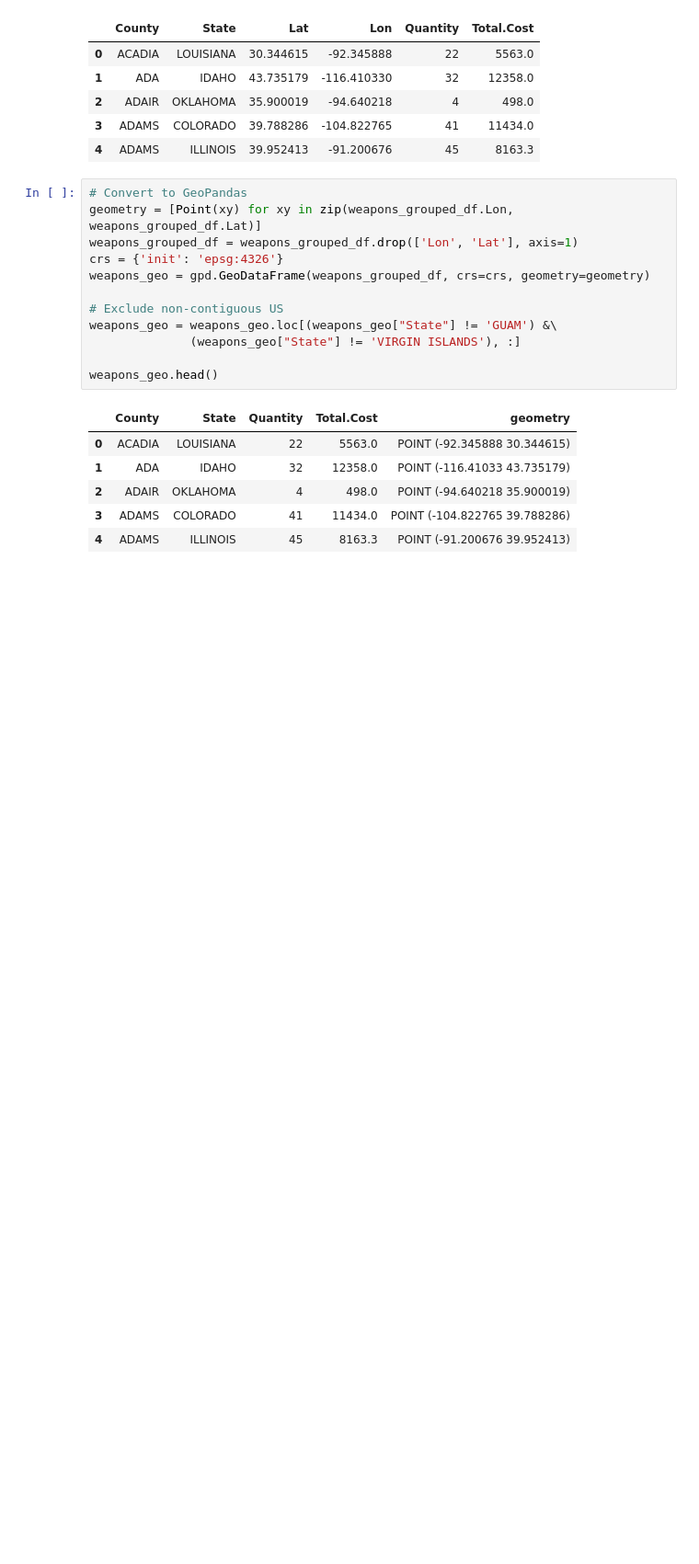
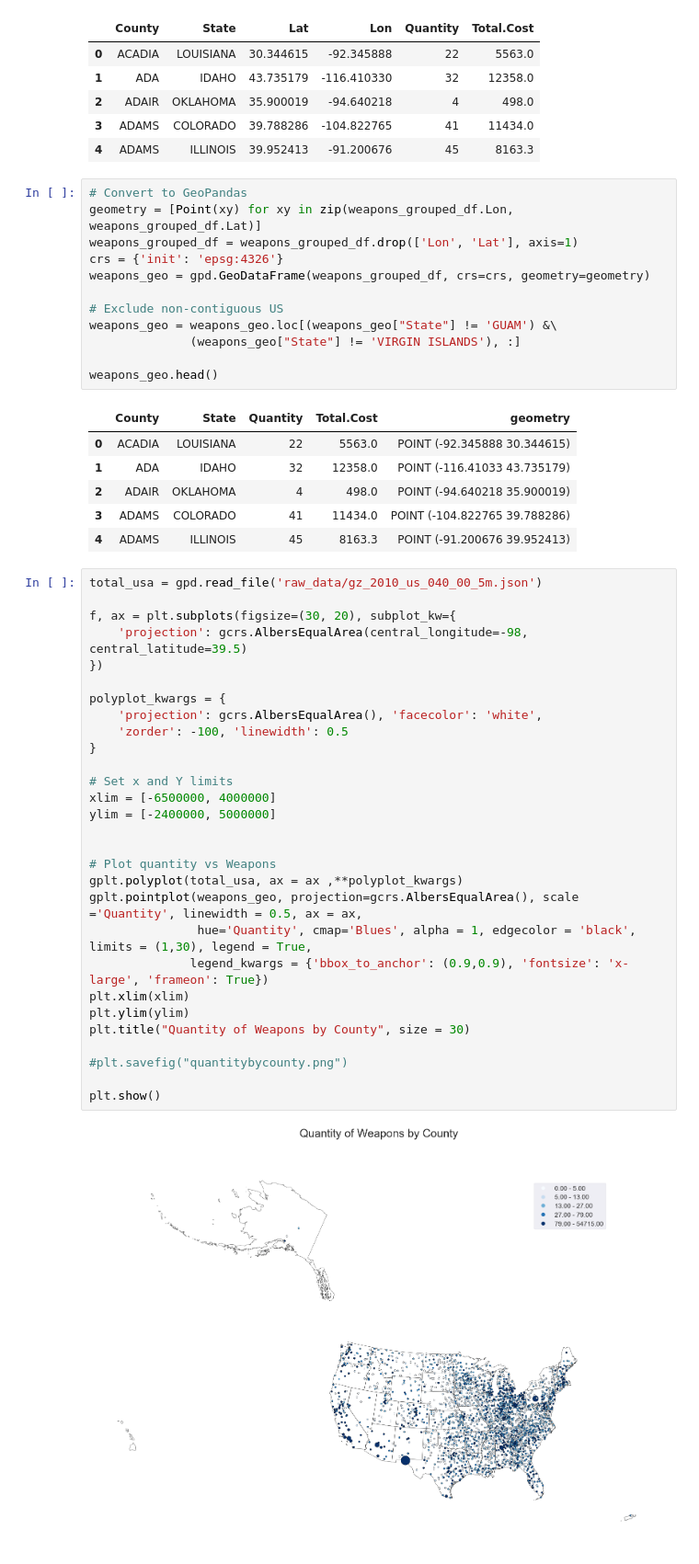
Before and after one commit to jkennedy74/DataViz_Project1, a Jupyter notebook: Plotting Fatalities Data.ipynb, the cells around one changed output. Shown: that part at 92% size. Cells and saved outputs as stored; diff of their text form; blank space fills up the shorter version.

```diff
--- a/Plotting Fatalities Data.ipynb
+++ b/Plotting Fatalities Data.ipynb
@@ -272,6 +269,37 @@ weapons_geo.head()
 | 2 | ADAIR | OKLAHOMA | 4 | 498.0 | POINT (-94.640218 35.900019) |
 | 3 | ADAMS | COLORADO | 41 | 11434.0 | POINT (-104.822765 39.788286) |
 | 4 | ADAMS | ILLINOIS | 45 | 8163.3 | POINT (-91.200676 39.952413) |
+# %%
+total_usa = gpd.read_file('raw_data/gz_2010_us_040_00_5m.json')
+
+f, ax = plt.subplots(figsize=(30, 20), subplot_kw={
+    'projection': gcrs.AlbersEqualArea(central_longitude=-98, central_latitude=39.5)
+})
+
+polyplot_kwargs = {
+    'projection': gcrs.AlbersEqualArea(), 'facecolor': 'white',
+    'zorder': -100, 'linewidth': 0.5
+}
+
+# Set x and Y limits
+xlim = [-6500000, 4000000]
+ylim = [-2400000, 5000000]
+
+
+# Plot quantity vs Weapons
+gplt.polyplot(total_usa, ax = ax ,**polyplot_kwargs)
+gplt.pointplot(weapons_geo, projection=gcrs.AlbersEqualArea(), scale ='Quantity', linewidth = 0.5, ax = ax,
+               hue='Quantity', cmap='Blues', alpha = 1, edgecolor = 'black', limits = (1,30), legend = True,
+              legend_kwargs = {'bbox_to_anchor': (0.9,0.9), 'fontsize': 'x-large', 'frameon': True})
+plt.xlim(xlim)
+plt.ylim(ylim)
+plt.title("Quantity of Weapons by County", size = 30)
+
+#plt.savefig("quantitybycounty.png")
+
+plt.show()
+# %% [output]
+[figure, added]
 # %%
 total_usa = gpd.read_file('raw_data/gz_2010_us_040_00_5m.json')
 
```
Also changed, not shown: parts of 5 cells of this notebook, 4 other files.
